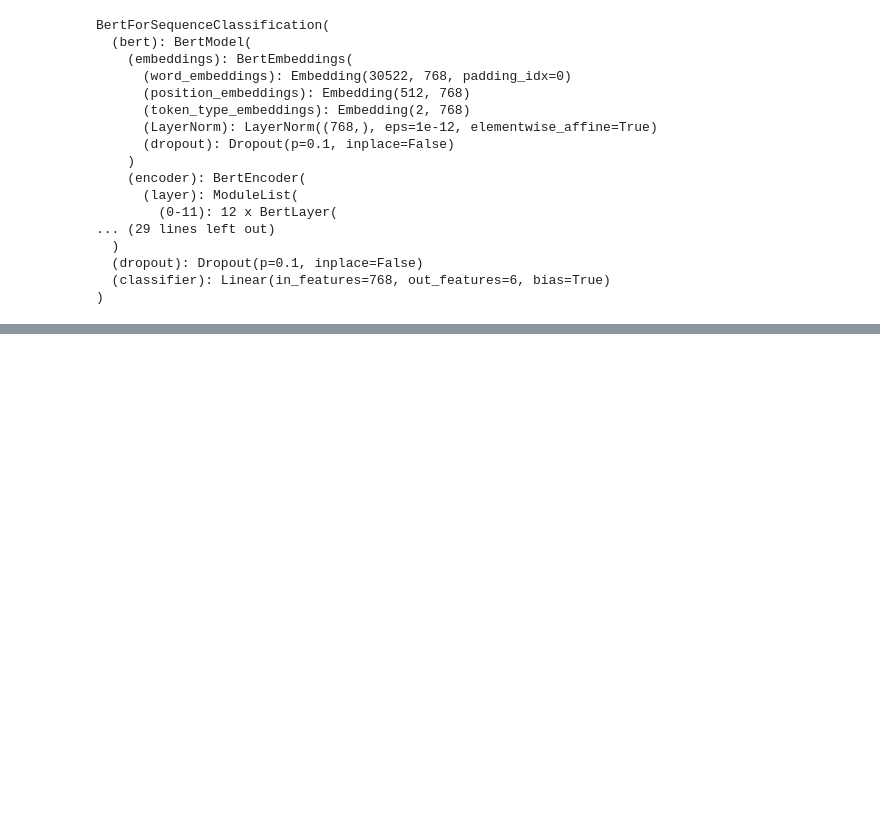
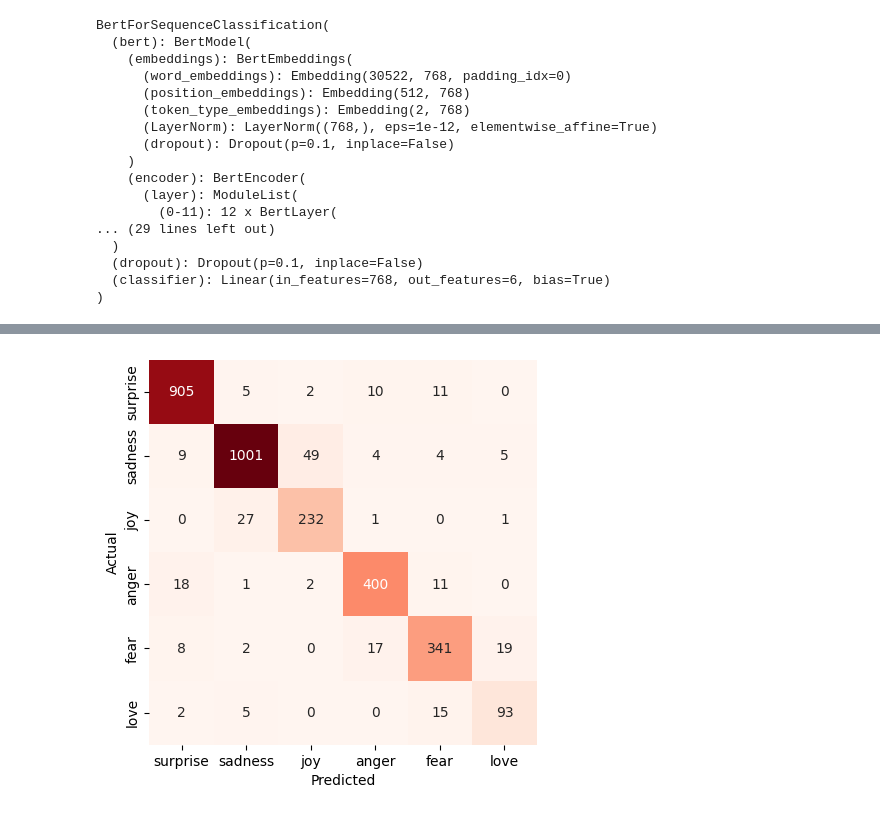
Before and after one commit to ZS4MLDL/hugging_face_code, a Jupyter notebook: fine_tune_bert_sentiment_classification_tweets.ipynb, the cells around one changed output, grey strips where cells are left out. Saved outputs shown, nothing was run; the diff lists cells and outputs as text; code cells hidden in the pictures; blank space fills up the shorter version.

```diff
--- a/fine_tune_bert_sentiment_classification_tweets.ipynb
+++ b/fine_tune_bert_sentiment_classification_tweets.ipynb
@@ -319,13 +325,13 @@ def compute_metrics(eval_pred):
 from sklearn.metrics import accuracy_score, f1_score
 
 def compute_metrics(pred):
-  labels = pred.label_ids
-  preds = pred.predictions.argmax(-1)
+    labels = pred.label_ids
+    preds = pred.predictions.argmax(-1)
 
-  f1_score = f1_score(labels,preds, average=weighted)
-  acc = accuracy_score(labels, preds)
+    f1 = f1_score(labels, preds, average="weighted")
+    acc = accuracy_score(labels, preds)
 
-  return {"accuracy": acc, "f1": f1_score}
+    return {"accuracy": acc, "f1": f1}
 # %%
 from transformers import Trainer
 
@@ -353,12 +383,14 @@ print(classification_report(y_true, y_pred))
 # %%
 import seaborn as sns
 from sklearn.metrics import confusion_matrix
-import matplotlib_pyplot as plt
+import matplotlib.pyplot as plt
 
 cm = confusion_matrix(y_true, y_pred)
 
 plt.figure(figsize=(5, 5))
-sns.heatmap(cm, annot=True, xticklabels=label2id.keys(), yticklabels=label2id.keys(), cbar=False,fmt='d',cmaps='Reds')
+sns.heatmap(cm, annot=True, xticklabels=label2id.keys(), yticklabels=label2id.keys(), cbar=False,fmt='d',cmap='Reds')
 plt.ylabel("Actual")
 plt.xlabel("Predicted")
 plt.show()
+# %% [output]
+[figure, added]
```
Also changed, not shown: parts of 10 cells of this notebook.
